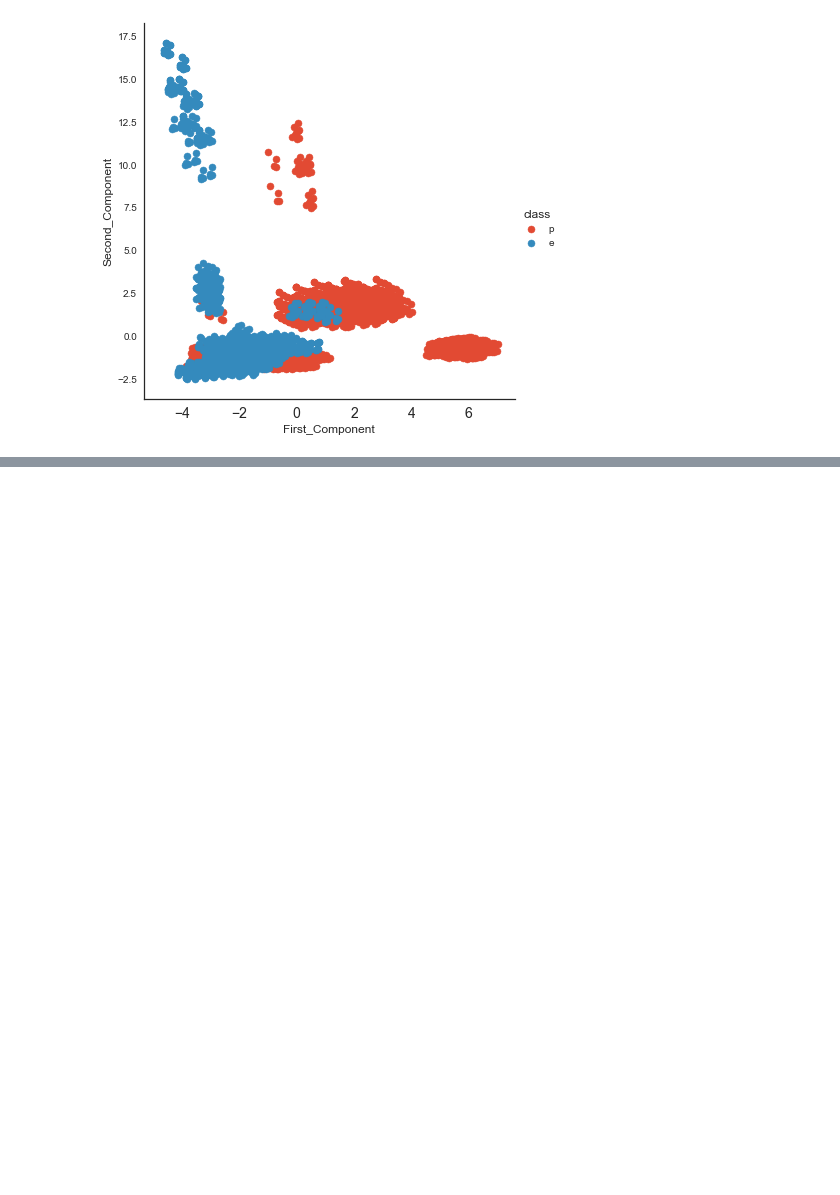
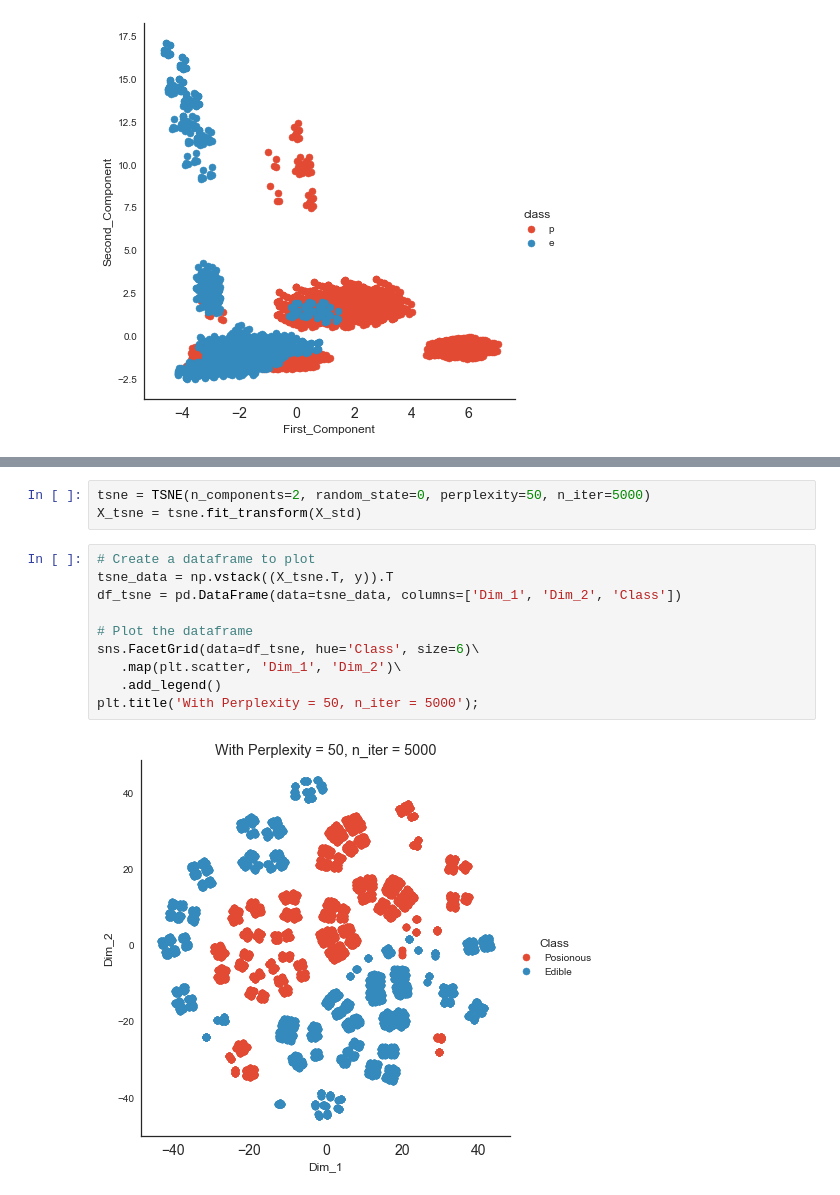
Before and after one commit to MosaabMuhammed/Mushroom-Classification, a Jupyter notebook: Mushroom Classification.ipynb, the cells around one changed output, grey strips where cells are left out. Cells and saved outputs as stored; diff of their text form; blank space fills up the shorter version.

```diff
--- a/Mushroom Classification.ipynb
+++ b/Mushroom Classification.ipynb
@@ -576,0 +679,15 @@ When we increase the number of principle component, PCA will do a better job dis
+# %%
+tsne = TSNE(n_components=2, random_state=0, perplexity=50, n_iter=5000)
+X_tsne = tsne.fit_transform(X_std)
+# %%
+# Create a dataframe to plot
+tsne_data = np.vstack((X_tsne.T, y)).T
+df_tsne = pd.DataFrame(data=tsne_data, columns=['Dim_1', 'Dim_2', 'Class'])
+
+# Plot the dataframe
+sns.FacetGrid(data=df_tsne, hue='Class', size=6)\
+   .map(plt.scatter, 'Dim_1', 'Dim_2')\
+   .add_legend()
+plt.title('With Perplexity = 50, n_iter = 5000');
+# %% [output]
+[figure, added]
```
Also changed, not shown: parts of 19 cells of this notebook.
